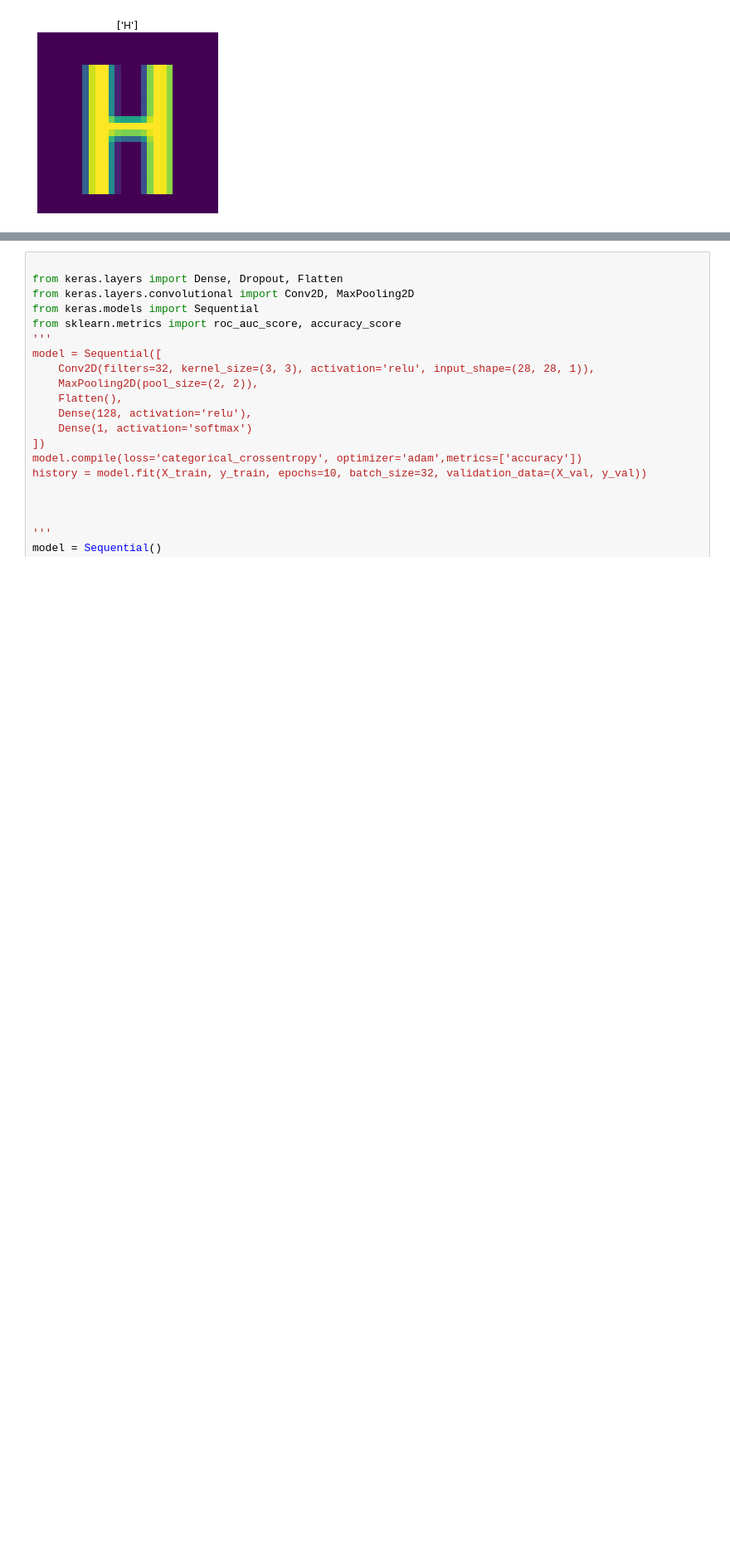
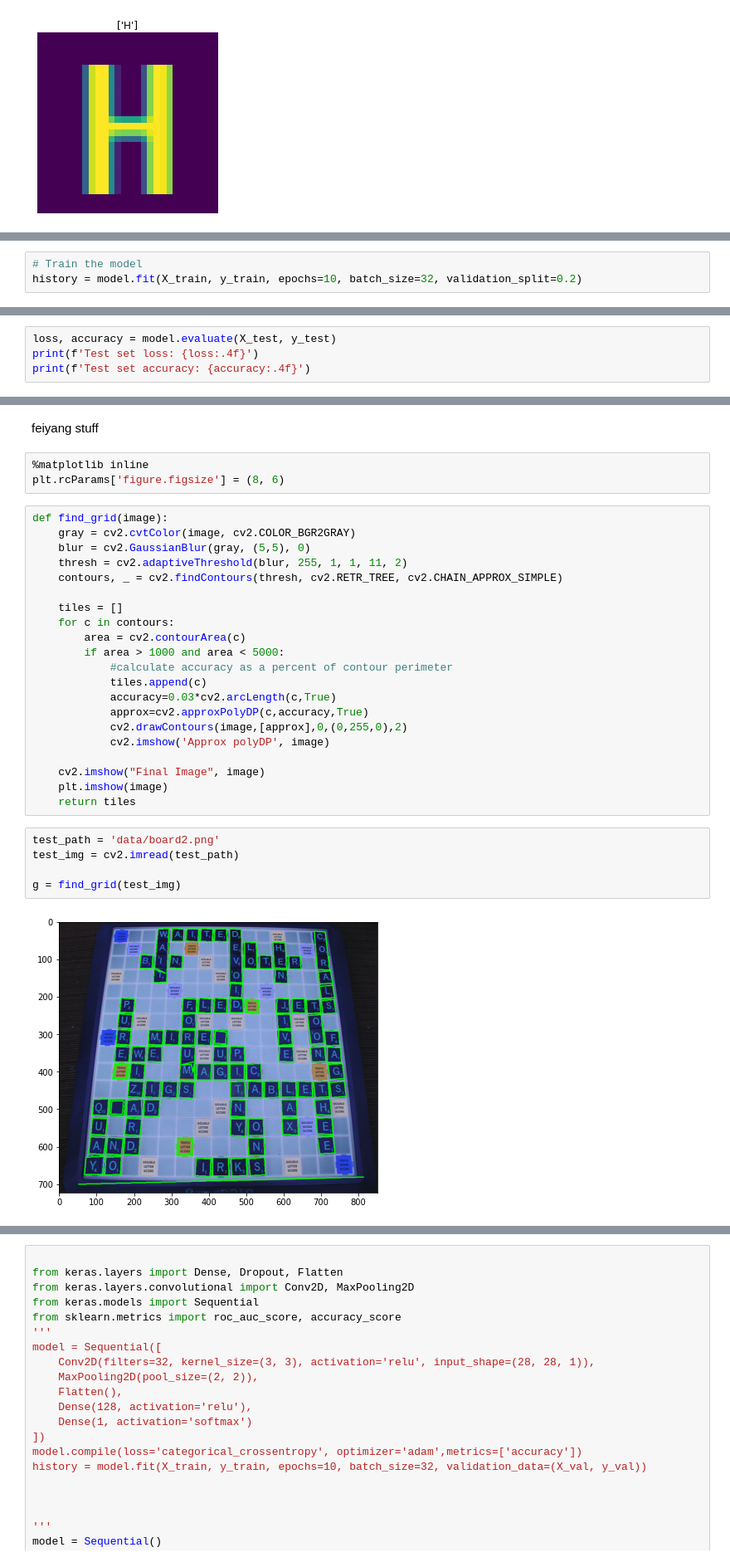
Before and after one commit to fyng/ScrabbleDetector, a Jupyter notebook: christine_cf.ipynb, the cells around one changed output, grey strips where cells are left out. Shown: that part at 83% size. Drawn from its saved outputs; the diff is of its cells as text; blank space fills up the shorter version.

Commit message:
classification stuff

```diff
--- a/christine_cf.ipynb
+++ b/christine_cf.ipynb
@@ -41,0 +93,3 @@ plt.show()
+# %%
+# Train the model
+history = model.fit(X_train, y_train, epochs=10, batch_size=32, validation_split=0.2)
@@ -41,0 +126,4 @@ plt.show()
+# %%
+loss, accuracy = model.evaluate(X_test, y_test)
+print(f'Test set loss: {loss:.4f}')
+print(f'Test set accuracy: {accuracy:.4f}')
@@ -41,0 +156,33 @@ plt.show()
+# %% [markdown]
+feiyang stuff
+# %%
+%matplotlib inline
+plt.rcParams['figure.figsize'] = (8, 6)
+# %%
+def find_grid(image):
+    gray = cv2.cvtColor(image, cv2.COLOR_BGR2GRAY)
+    blur = cv2.GaussianBlur(gray, (5,5), 0)
+    thresh = cv2.adaptiveThreshold(blur, 255, 1, 1, 11, 2)
+    contours, _ = cv2.findContours(thresh, cv2.RETR_TREE, cv2.CHAIN_APPROX_SIMPLE)
+
+    tiles = []
+    for c in contours:
+        area = cv2.contourArea(c)
+        if area > 1000 and area < 5000:
+            #calculate accuracy as a percent of contour perimeter
+            tiles.append(c)
+            accuracy=0.03*cv2.arcLength(c,True)
+            approx=cv2.approxPolyDP(c,accuracy,True)
+            cv2.drawContours(image,[approx],0,(0,255,0),2)
+            cv2.imshow('Approx polyDP', image)
+
+    cv2.imshow("Final Image", image)
+    plt.imshow(image)
+    return tiles
+# %%
+test_path = 'data/board2.png'
+test_img = cv2.imread(test_path)
+
+g = find_grid(test_img)
+# %% [output]
+[figure, added]
```
Also changed, not shown: parts of 19 cells of this notebook, 2 other files.
